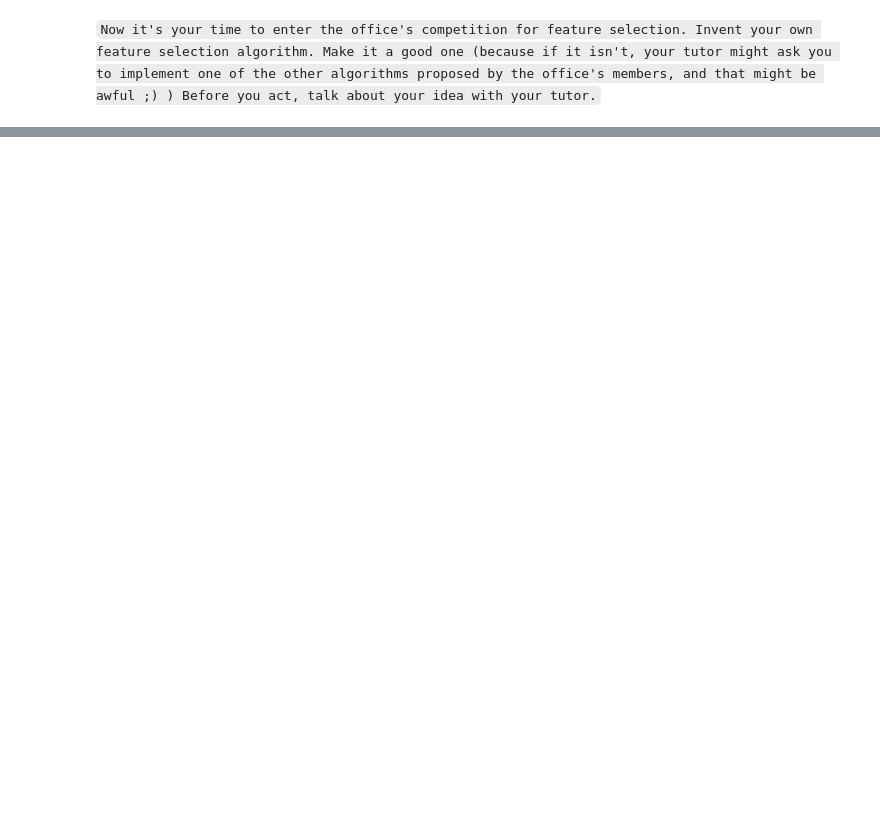
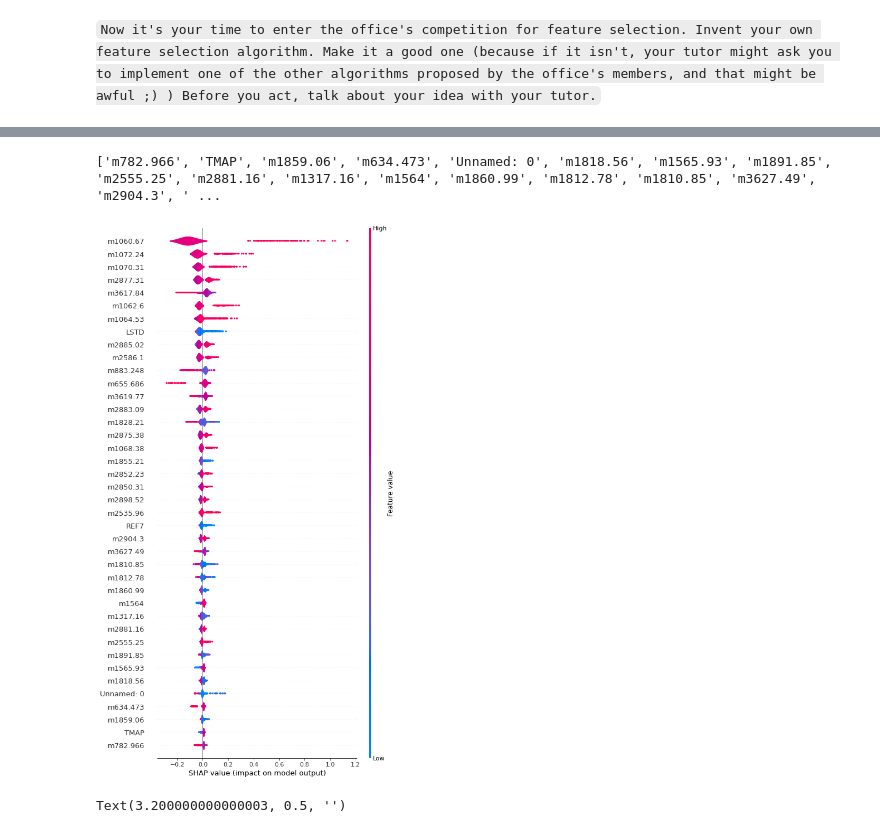
Before and after one commit to haroldbola/Course_Maphat, a Jupyter notebook: מודולים/שיטות עיבוד מוקדם/3. feature selection exercise/Feature selection.ipynb, the cells around one changed output, grey strips where cells are left out. Cells and saved outputs as stored; diff of their text form; code cells hidden in the pictures; blank space fills up the shorter version.

```diff
--- a/מודולים/שיטות עיבוד מוקדם/3. feature selection exercise/Feature selection.ipynb
+++ b/מודולים/שיטות עיבוד מוקדם/3. feature selection exercise/Feature selection.ipynb
@@ -35,0 +496,18 @@ How does model.feature_importances_ work? Some features have 0 importance. Why?`
+# %%
+shap.summary_plot(shap_values, X_train, plot_type="violin", max_display=40, show=False)
+
+ax = plt.gca()
+major_ticks = ax.yaxis.majorTicks
+features_shap = []
+for tick in major_ticks:
+    features_shap.append(tick.label1.get_text())
+
+print(features_shap)
+# %% [output]
+['m782.966', 'TMAP', 'm1859.06', 'm634.473', 'Unnamed: 0', 'm1818.56', 'm1565.93', 'm1891.85', 'm2555.25', 'm2881.16', 'm1317.16', 'm1564', 'm1860.99', 'm1812.78', 'm1810.85', 'm3627.49', 'm2904.3', ' ...
+[figure, added]
+# %%
+classifier = xgb.XGBRegressor(use_label_encoder=False, learning_rate=0.02, n_estimators=150, nthread=1, **best_params)
+classifier.fit(X_train, Y_train)
+# %% [output]
+Text(3.200000000000003, 0.5, '')
```
Also changed, not shown: parts of 45 cells of this notebook, 13 other files.
